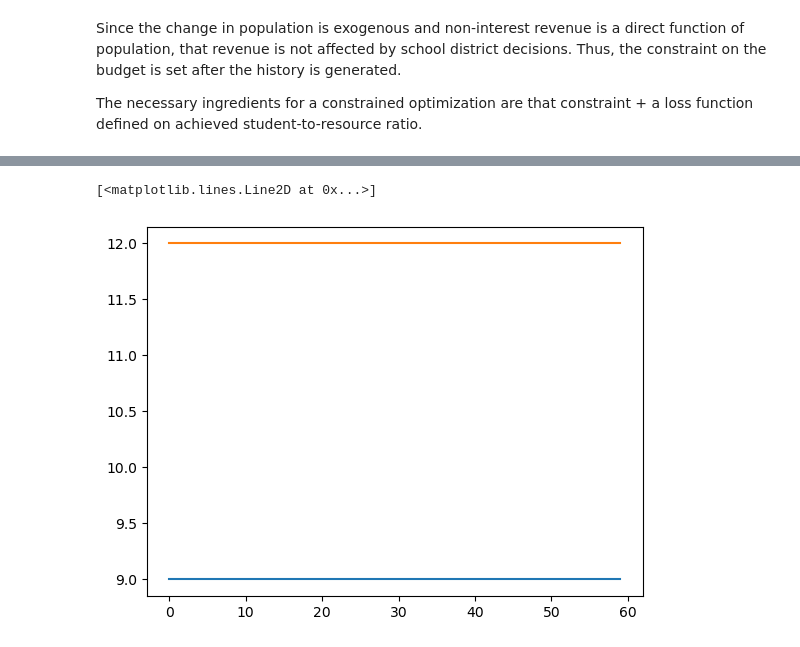
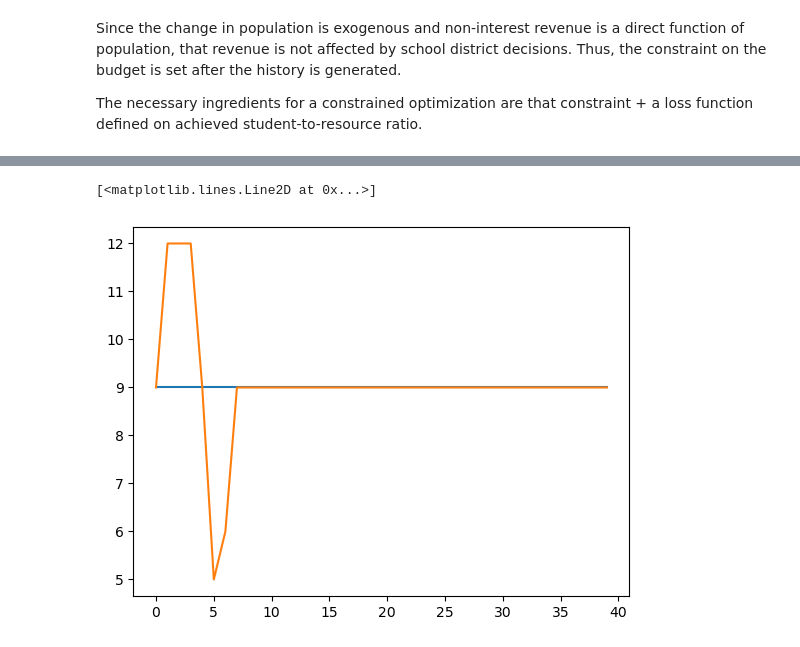
Before and after one commit to amatrhr/cas_570_project, a Jupyter notebook: school_district_and_closure.ipynb, the cells around one changed output, grey strips where cells are left out. Drawn from its saved outputs; the diff is of its cells as text; code cells hidden in the pictures.

```diff
--- a/school_district_and_closure.ipynb
+++ b/school_district_and_closure.ipynb
@@ -409,9 +409,9 @@ class SchoolDistrict:
 simSchool = SchoolDistrict(NStudents=2500, #Start with 1250 students
                            sscRat=250,  # ideal student/school ratio is 250
                            tolerance=(-.1,.1), #tolerate student/school ratios of 225 to 275
-                           growth_period=20, # growth patterns last 20 years
-                           n_periods=3, # run for 60 years
-                           noisy=False, # add noise to population change
+                           growth_period=10, # growth patterns last 20 years
+                           n_periods=5, # run for 60 years
+                           noisy=True, # add noise to population change
                            school_minimum_threshold = -60., # minimum budget to open/close a school
                            school_fund_fraction=0.95, # determines how much over current school operating expenses to charge in taxes
                            interest_rate=0.03,
@@ -564,0 +592,7 @@ else:
+# %%
+ae = adjust_epochs(no_action_rat=fci[1],
+                   transition_idx=list(fci[3][0]),
+                   tolerances=simSchool.tolerance,
+                   ratio=simSchool.sscRat,
+                   init_schools=simSchool.hist_schools[0],
+                   history=simSchool.history[simSchool.start_yr:])
@@ -565,6 +606,6 @@ else:
 # %%
-plt.plot(hist_schools)
-plt.plot(hs)
+plt.plot(ae[0])
+plt.plot(simSchool.hist_schools[simSchool.start_yr:])
 # %% [output]
 [<matplotlib.lines.Line2D at 0x...>]
-[figure, old version]
+[figure, new version]
```
Also changed, not shown: parts of 23 cells of this notebook.
